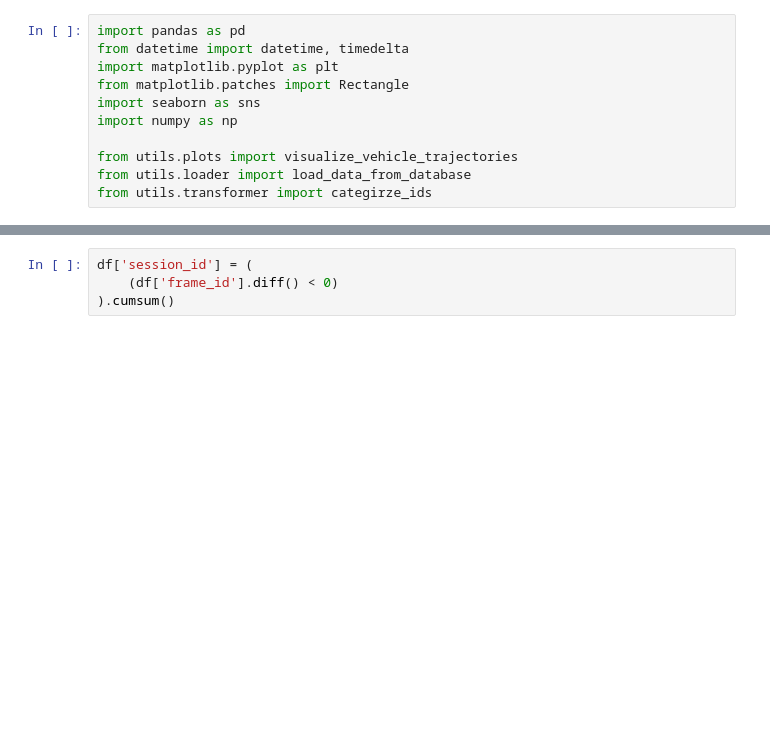
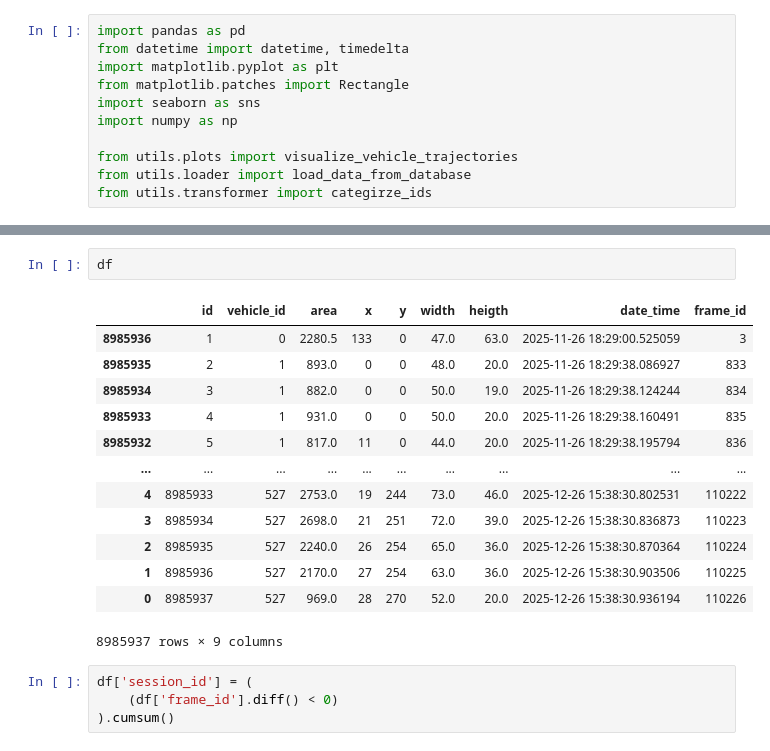
Before and after one commit to mikeandrusyak/Traffic-monitoring-Challenge, a Jupyter notebook: load_data_from_database.ipynb, the cells around one changed output, grey strips where cells are left out. Drawn from its saved outputs; the diff is of its cells as text; blank space fills up the shorter version.

```diff
--- a/load_data_from_database.ipynb
+++ b/load_data_from_database.ipynb
@@ -18,6 +19,22 @@ else:
     df = df.sort_values(['date_time', 'frame_id'])
 # %% [output]
 Do you want to load data from the database? This may take a while.
+# %%
+df
+# %% [output]
+|  | id | vehicle_id | area | x | y | width | heigth | date_time | frame_id |
+| 8985936 | 1 | 0 | 2280.5 | 133 | 0 | 47.0 | 63.0 | 2025-11-26 18:29:00.525059 | 3 |
+| 8985935 | 2 | 1 | 893.0 | 0 | 0 | 48.0 | 20.0 | 2025-11-26 18:29:38.086927 | 833 |
+| 8985934 | 3 | 1 | 882.0 | 0 | 0 | 50.0 | 19.0 | 2025-11-26 18:29:38.124244 | 834 |
+| 8985933 | 4 | 1 | 931.0 | 0 | 0 | 50.0 | 20.0 | 2025-11-26 18:29:38.160491 | 835 |
+| 8985932 | 5 | 1 | 817.0 | 11 | 0 | 44.0 | 20.0 | 2025-11-26 18:29:38.195794 | 836 |
+| ... | ... | ... | ... | ... | ... | ... | ... | ... | ... |
+| 4 | 8985933 | 527 | 2753.0 | 19 | 244 | 73.0 | 46.0 | 2025-12-26 15:38:30.802531 | 110222 |
+| 3 | 8985934 | 527 | 2698.0 | 21 | 251 | 72.0 | 39.0 | 2025-12-26 15:38:30.836873 | 110223 |
+| 2 | 8985935 | 527 | 2240.0 | 26 | 254 | 65.0 | 36.0 | 2025-12-26 15:38:30.870364 | 110224 |
+| 1 | 8985936 | 527 | 2170.0 | 27 | 254 | 63.0 | 36.0 | 2025-12-26 15:38:30.903506 | 110225 |
+| 0 | 8985937 | 527 | 969.0 | 28 | 270 | 52.0 | 20.0 | 2025-12-26 15:38:30.936194 | 110226 |
+8985937 rows × 9 columns
 # %%
 df['session_id'] = (
     (df['frame_id'].diff() < 0)
```
Also changed, not shown: parts of 3 cells of this notebook.
